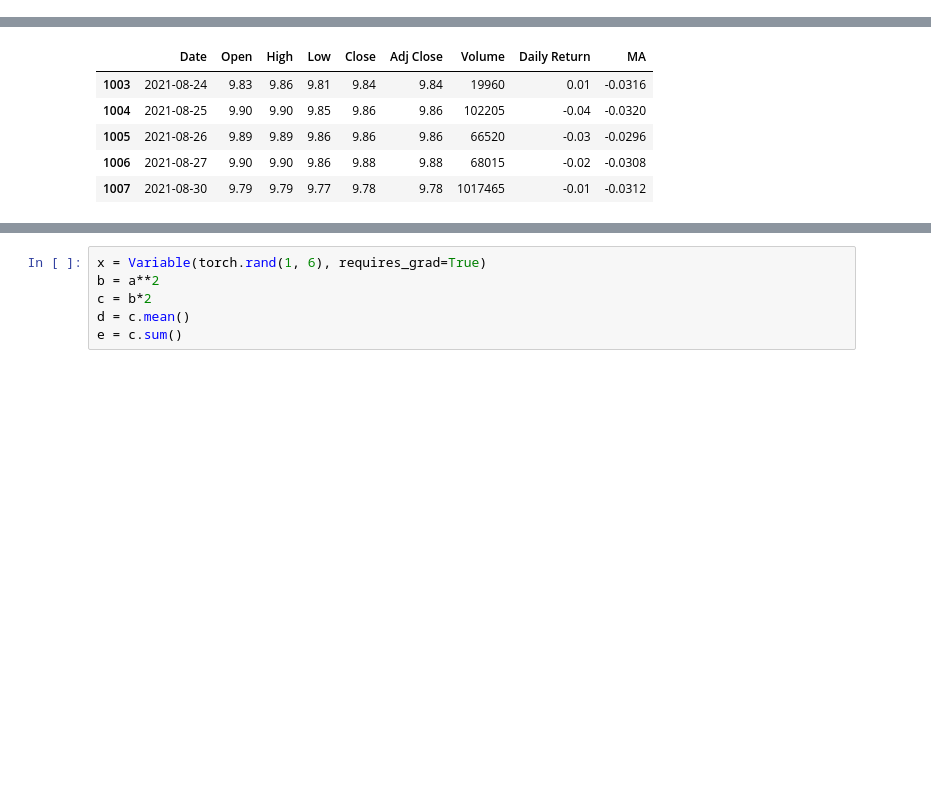
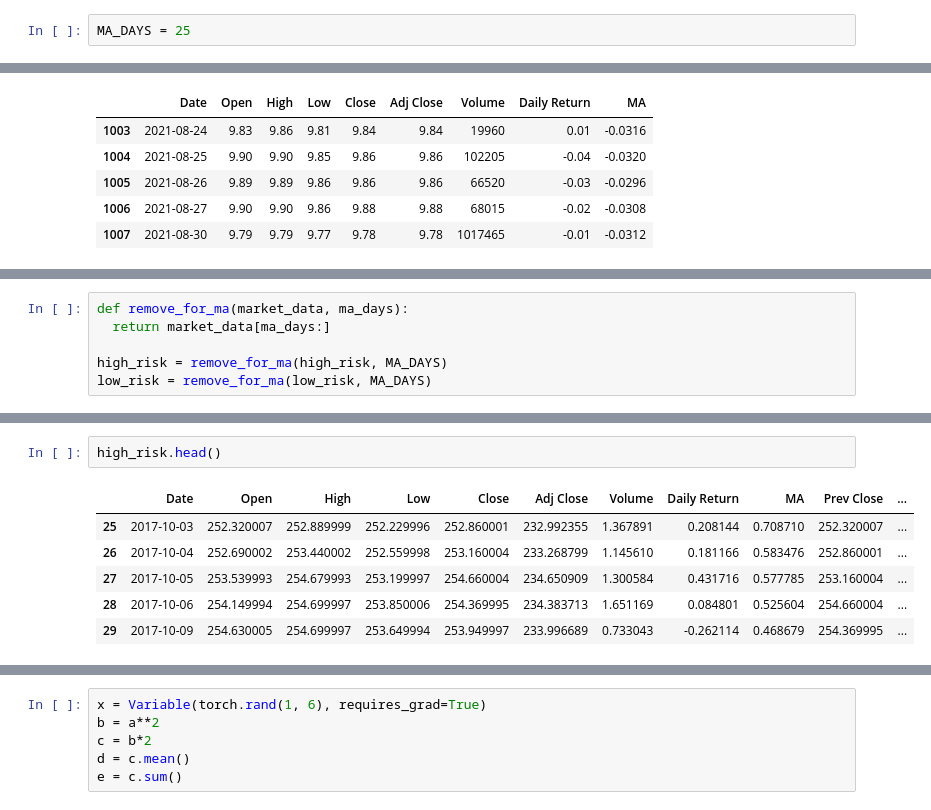
Before and after one commit to florencetsang/ml-portfolio-poc, a Jupyter notebook: ml_portfolio.ipynb, the cells around one changed output, grey strips where cells are left out. Cells and saved outputs as stored; diff of their text form; blank space fills up the shorter version.

```diff
--- a/ml_portfolio.ipynb
+++ b/ml_portfolio.ipynb
@@ -14,6 +14,8 @@ device = "cuda" if torch.cuda.is_available() else "cpu"
 print(f"Using {device} device")
 # %% [output]
 Using cpu device
+# %%
+MA_DAYS = 25
 # %% [markdown]
 Import raw data from yahoo finance
 # %%
@@ -128,0 +130,6 @@ def to_features(low_risk, high_risk):
+# %%
+def remove_for_ma(market_data, ma_days):
+  return market_data[ma_days:]
+
+high_risk = remove_for_ma(high_risk, MA_DAYS)
+low_risk = remove_for_ma(low_risk, MA_DAYS)
@@ -128,0 +147,9 @@ def to_features(low_risk, high_risk):
+# %%
+high_risk.head()
+# %% [output]
+|  | Date | Open | High | Low | Close | Adj Close | Volume | Daily Return | MA | Prev Close | ... |
+| 25 | 2017-10-03 | 252.320007 | 252.889999 | 252.229996 | 252.860001 | 232.992355 | 1.367891 | 0.208144 | 0.708710 | 252.320007 | ... |
+| 26 | 2017-10-04 | 252.690002 | 253.440002 | 252.559998 | 253.160004 | 233.268799 | 1.145610 | 0.181166 | 0.583476 | 252.860001 | ... |
+| 27 | 2017-10-05 | 253.539993 | 254.679993 | 253.199997 | 254.660004 | 234.650909 | 1.300584 | 0.431716 | 0.577785 | 253.160004 | ... |
+| 28 | 2017-10-06 | 254.149994 | 254.699997 | 253.850006 | 254.369995 | 234.383713 | 1.651169 | 0.084801 | 0.525604 | 254.660004 | ... |
+| 29 | 2017-10-09 | 254.630005 | 254.699997 | 253.649994 | 253.949997 | 233.996689 | 0.733043 | -0.262114 | 0.468679 | 254.369995 | ... |
```
Also changed, not shown: parts of 23 cells of this notebook.
